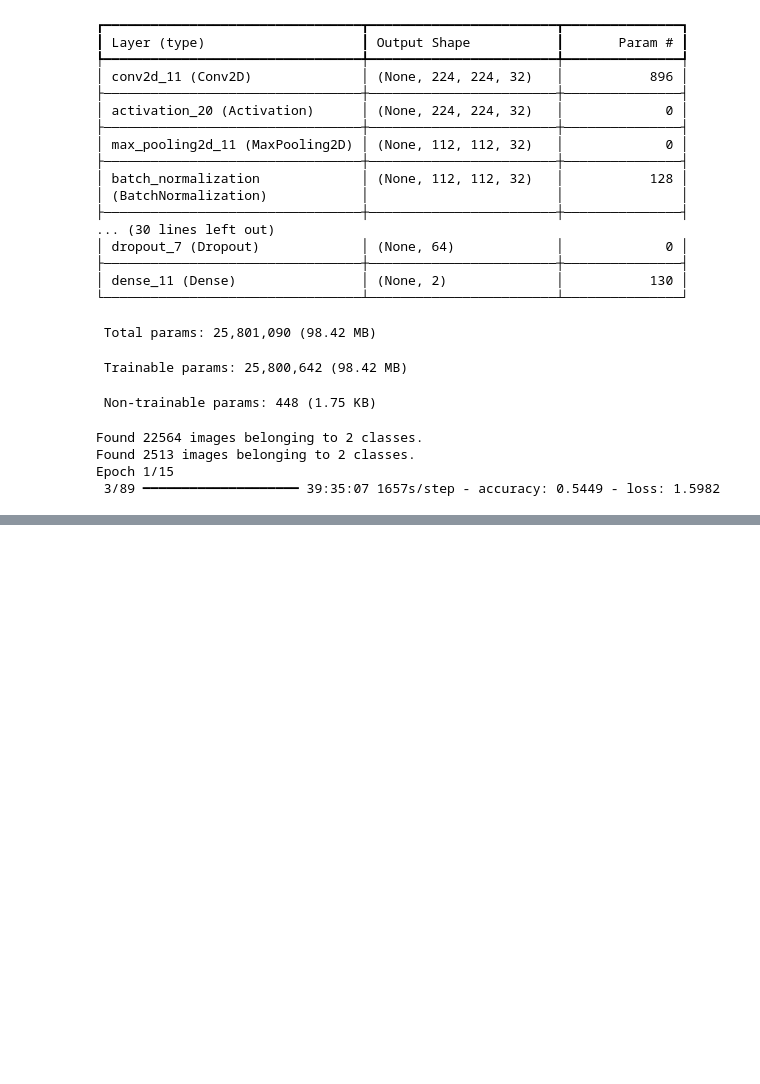
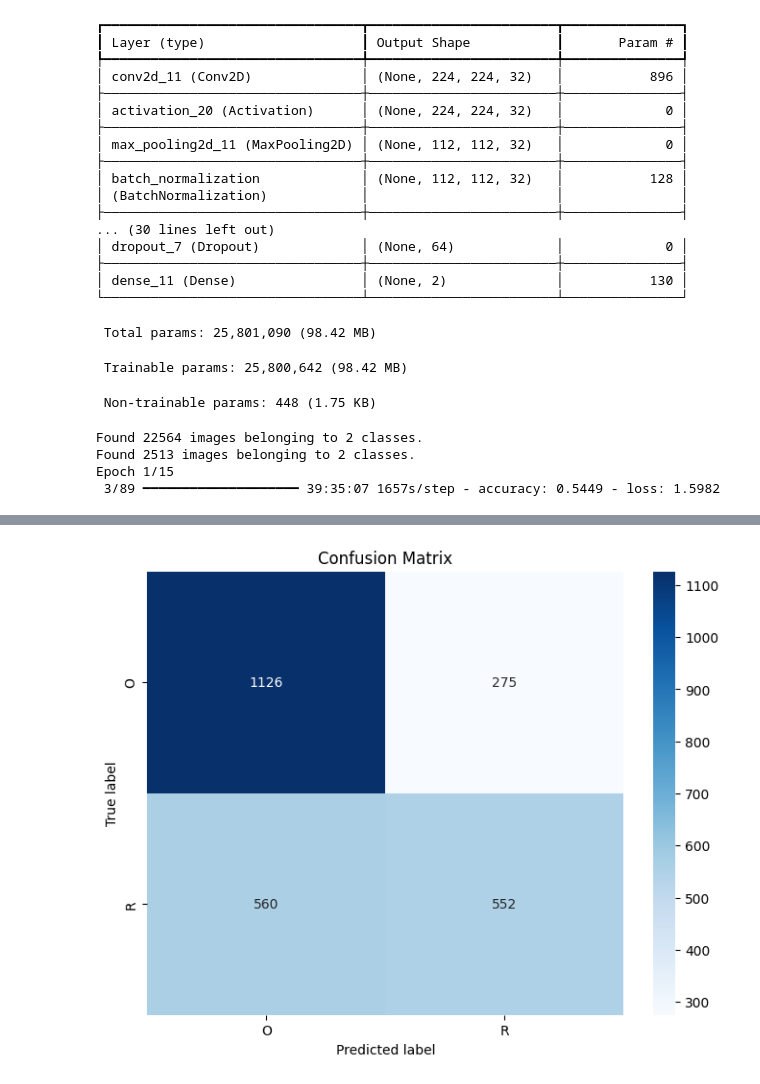
Before and after one commit to Sudara17/Week1, a Jupyter notebook: wasteclassification.ipynb, the cells around one changed output, grey strips where cells are left out. Drawn from its saved outputs; the diff is of its cells as text; code cells hidden in the pictures; blank space fills up the shorter version.

```diff
--- a/wasteclassification.ipynb
+++ b/wasteclassification.ipynb
@@ -469,0 +584,56 @@ Epoch 1/15
+# %%
+import numpy as np
+import cv2
+import matplotlib.pyplot as plt
+import seaborn as sns
+from sklearn.metrics import confusion_matrix
+from tensorflow.keras.models import load_model
+from tensorflow.keras.preprocessing.image import ImageDataGenerator
+
+# Paths to the dataset
+test_path = r'C:\Users\user\OneDrive\Desktop\waste classification\Dataset\test'
+batch_size = 32
+
+# Load the pre-trained model
+model = load_model('best_model.h5')  # Load the model you've saved earlier
+
+# Data preprocessing for the test set (no augmentation here)
+test_datagen = ImageDataGenerator(rescale=1./255)
+
+# Create the test generator
+test_generator = test_datagen.flow_from_directory(
+    test_path,
+    target_size=(224, 224),
+    batch_size=batch_size,
+    color_mode="rgb",
+    class_mode="categorical",
+    shuffle=False  # Important to keep the order of images for accurate confusion matrix
+)
+
+# Predict the labels for test data
+test_predictions = model.predict(test_generator, verbose=1)
+
+# Get the true labels from the test generator
+test_labels = test_generator.classes  # True labels
+
+# Get the predicted classes (index with max probability)
+predicted_classes = np.argmax(test_predictions, axis=1)
+
+# Compute the confusion matrix
+cm = confusion_matrix(test_labels, predicted_classes)
+
+# Get class labels from the test generator
+class_labels = list(test_generator.class_indices.keys())
+
+# Plot confusion matrix
+def plot_confusion_matrix(cm, classes):
+    plt.figure(figsize=(8, 6))
+    sns.heatmap(cm, annot=True, fmt='d', cmap='Blues', xticklabels=classes, yticklabels=classes)
+    plt.ylabel('True label')
+    plt.xlabel('Predicted label')
+    plt.title('Confusion Matrix')
+    plt.show()
+
+# Display the confusion matrix
+plot_confusion_matrix(cm, classes=class_labels)
+# %% [output]
@@ -469,0 +643 @@ Epoch 1/15
+[figure, added]
```
Also changed, not shown: parts of 2 cells of this notebook.
